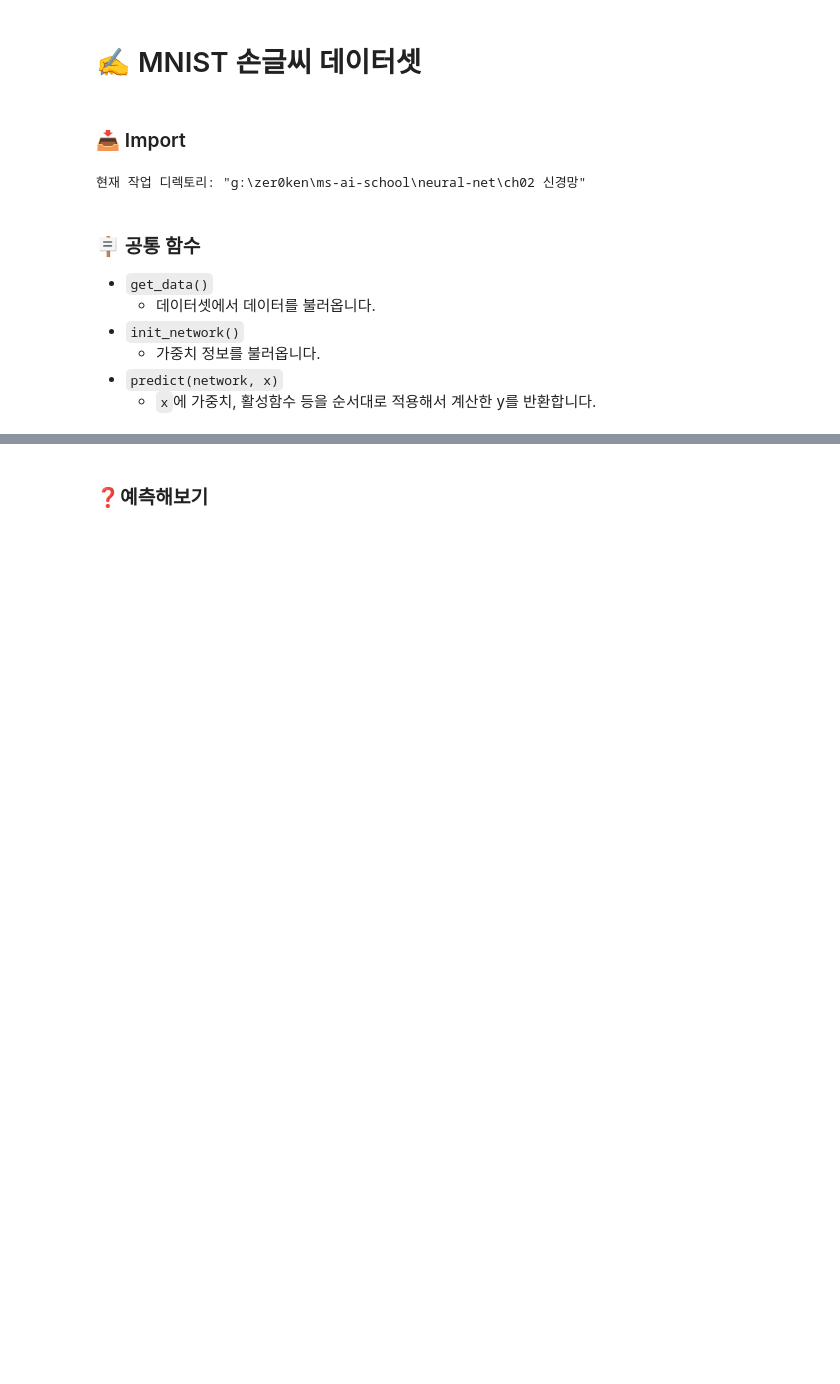
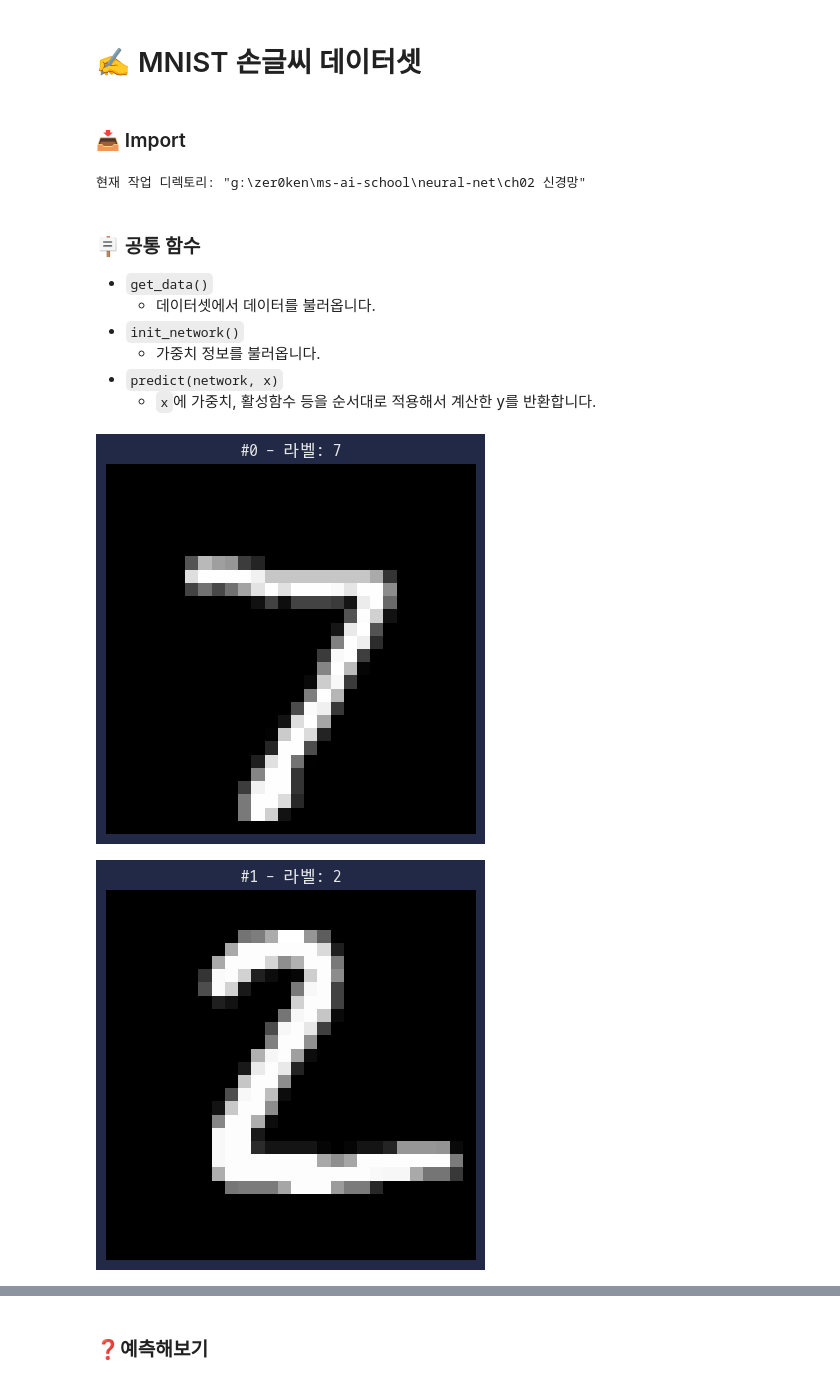
Before and after one commit to zer0ken/ms-ai-school, a Jupyter notebook: neural-net/ch02 신경망/MNIST 손글씨 데이터셋.ipynb, the cells around one changed output, grey strips where cells are left out. Drawn from its saved outputs; the diff is of its cells as text; code cells hidden in the pictures; blank space fills up the shorter version.

```diff
--- a/neural-net/ch02 신경망/MNIST 손글씨 데이터셋.ipynb
+++ b/neural-net/ch02 신경망/MNIST 손글씨 데이터셋.ipynb
@@ -38,7 +38,14 @@ from dataset.mnist import load_mnist
   - `x`에 가중치, 활성함수 등을 순서대로 적용해서 계산한 y를 반환합니다.
 # %%
 def show_img(img, label=None):
-    plt.imshow(img, cmap='gray')
+    plt.imshow(img.reshape(28, 28), cmap='gray')
     plt.axis('off')
     plt.title(label=label)
     plt.show()
+
+(_, _), (x, t) = load_mnist(flatten=False)
+for i in range(3):
+    show_img(x[i], f'#{i} - 라벨: {t[i]}')
+# %% [output]
+[figure, added]
+[figure, added]
```
Also changed, not shown: parts of 3 cells of this notebook.
